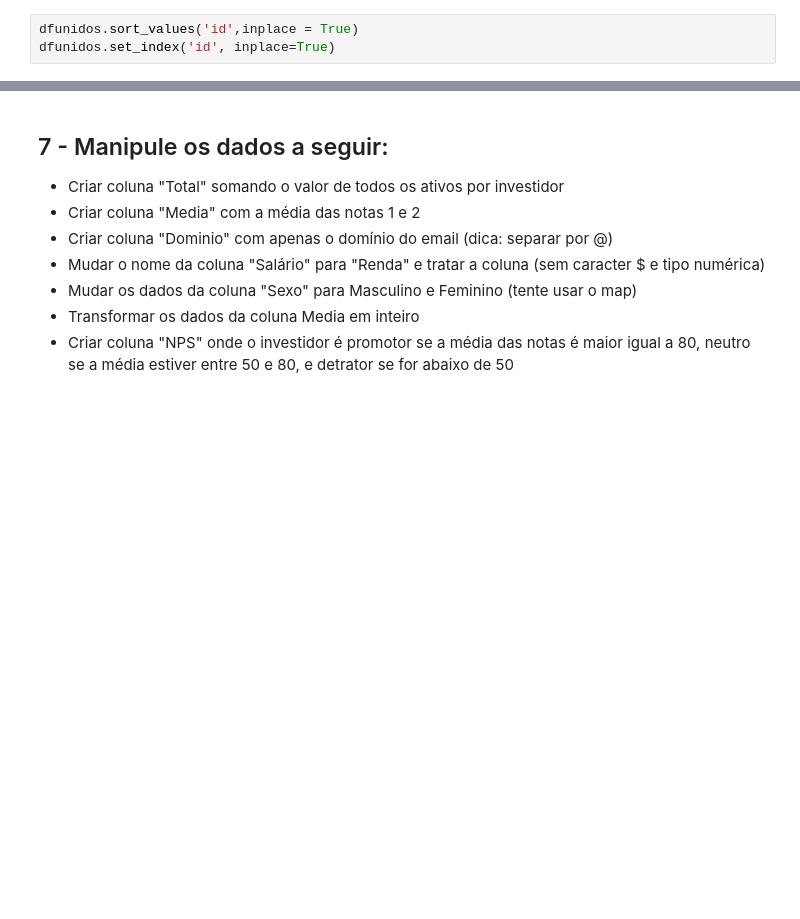
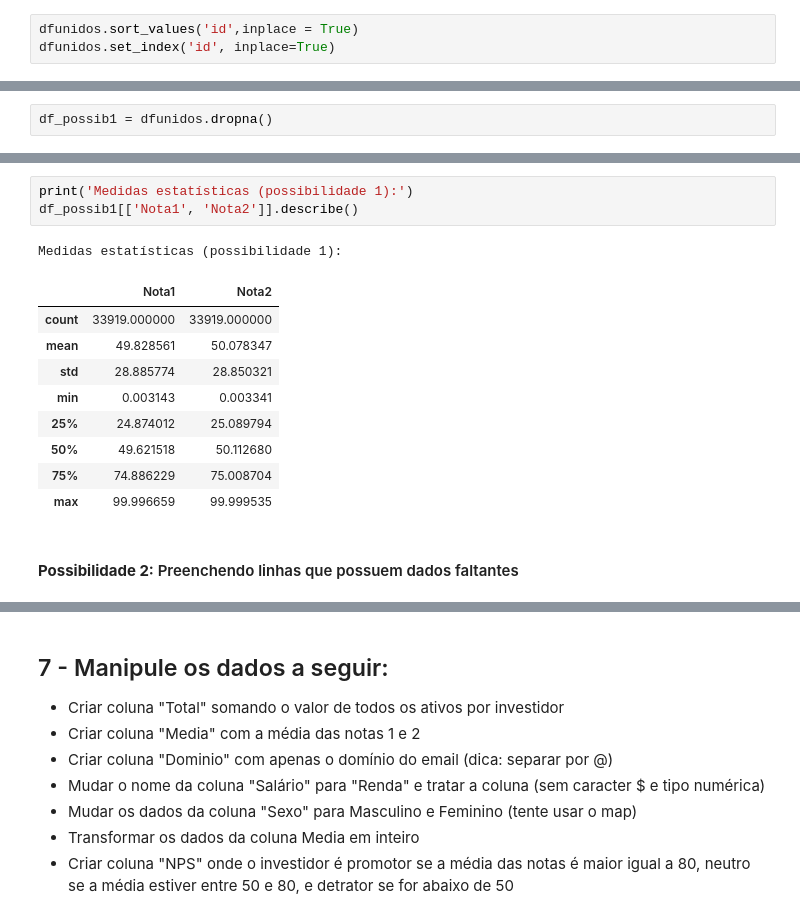
Before and after one commit to KelvinPichinini/lm-data-modulo2-projeto-final, a Jupyter notebook: Proj_1_pandas_notebook.ipynb, the cells around one changed output, grey strips where cells are left out. Drawn from its saved outputs; the diff is of its cells as text; blank space fills up the shorter version.

```diff
--- a/Proj_1_pandas_notebook.ipynb
+++ b/Proj_1_pandas_notebook.ipynb
@@ -306,0 +295,2 @@ plt.show()
+# %%
+df_possib1 = dfunidos.dropna()
@@ -306,0 +307,16 @@ plt.show()
+# %%
+print('Medidas estatísticas (possibilidade 1):')
+df_possib1[['Nota1', 'Nota2']].describe()
+# %% [output]
+Medidas estatísticas (possibilidade 1):
+|  | Nota1 | Nota2 |
+| count | 33919.000000 | 33919.000000 |
+| mean | 49.828561 | 50.078347 |
+| std | 28.885774 | 28.850321 |
+| min | 0.003143 | 0.003341 |
+| 25% | 24.874012 | 25.089794 |
+| 50% | 49.621518 | 50.112680 |
+| 75% | 74.886229 | 75.008704 |
+| max | 99.996659 | 99.999535 |
+# %% [markdown]
+#### **Possibilidade 2:** Preenchendo linhas que possuem dados faltantes
```
Also changed, not shown: parts of 41 cells of this notebook.
